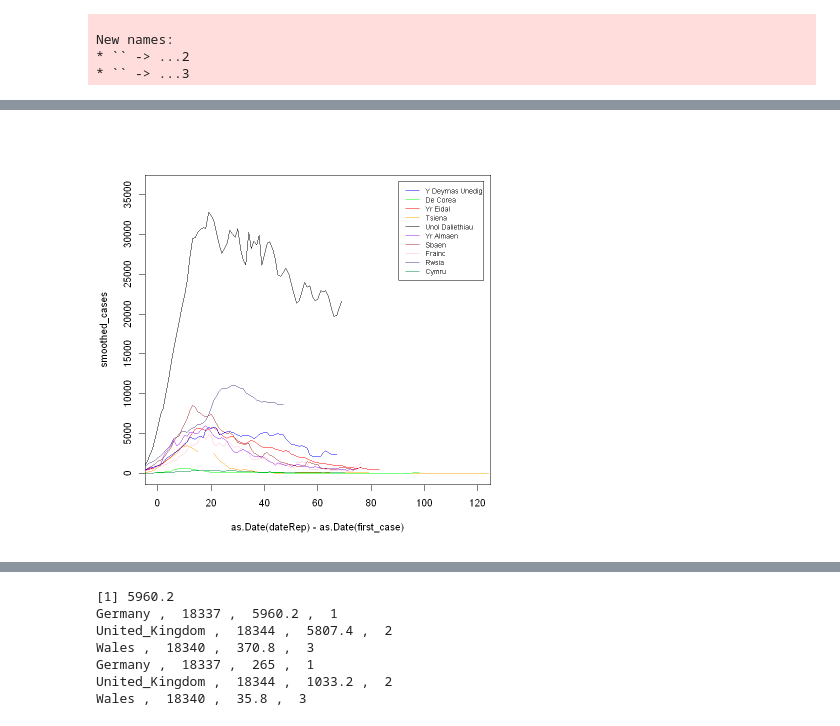
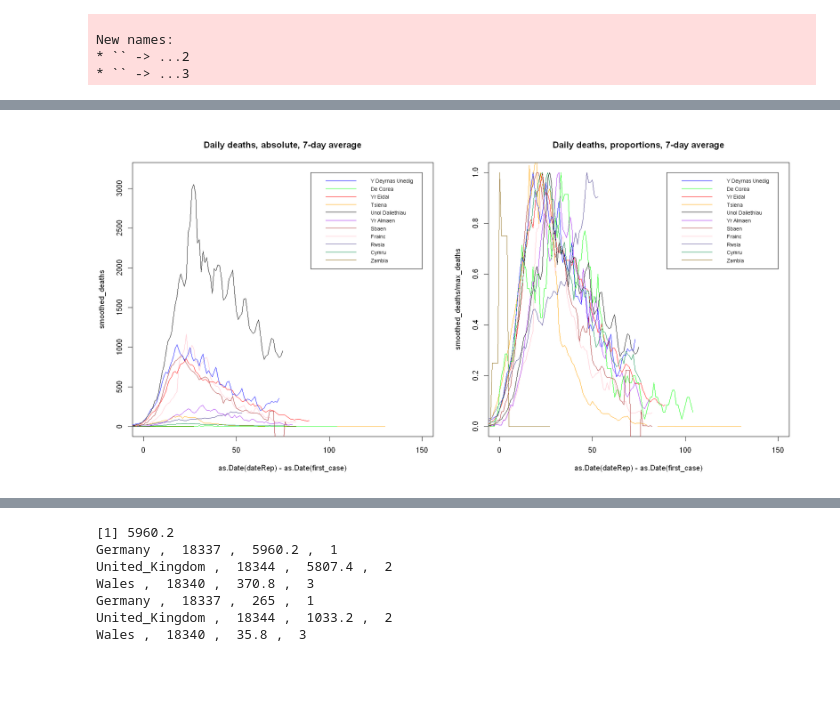
Before and after one commit to pete-arnold/R-basics, a Jupyter notebook: covid-19.ipynb, the cells around one changed output, grey strips where cells are left out. Saved outputs shown, nothing was run; the diff lists cells and outputs as text; code cells hidden in the pictures; blank space fills up the shorter version.

```diff
--- a/covid-19.ipynb
+++ b/covid-19.ipynb
@@ -165,0 +177,13 @@ Merged country data size = 211
+# %%
+cases_deaths_ecdc <-
+    load_data('covid-19.csv') %>%
+    clean_data() %>%
+    remove_known_problems()
+
+# Calculate the cumulative cases and deaths.
+cases_deaths_ecdc <- cumulative_cases(cases_deaths_ecdc)
+cases_deaths_ecdc <- cumulative_deaths(cases_deaths_ecdc)
+
+# Show the top few rows of the data:
+cat('Number of ECDC rows: ', count(cases_deaths_ecdc)[[1]], sep='')
+head(cases_deaths_ecdc, 10)
@@ -165,0 +224,6 @@ Merged country data size = 211
+# %%
+# Now incorporate the Welsh national data.
+cases_deaths <- cases_deaths_ecdc %>%
+    rbind(cases_deaths_wales)
+
+cat('Combined number of rows: ', count(cases_deaths)[[1]], sep='')
@@ -229,76 +485,53 @@ Vietnam ,  18328 ,  0 ,  11
 # %%
-selected_countries <- c('United_Kingdom', 'South_Korea', 'Italy', 'China', 'United_States_of_America', 'Germany', 'Spain', 'France', 'Russia', 'Wales')
-legend_countries <- c('Y Deyrnas Unedig', 'De Corea', 'Yr Eidal', 'Tsiena', 'Unol Daliethiau', 'Yr Almaen', 'Sbaen', 'Frainc', 'Rwsia', 'Cymru')
-#selected_countries <- c('United_Kingdom', 'South_Korea', 'Italy', 'China', 'United_States_of_America', #'Germany', 'Spain', 'France', 'Russia', 'Japan', 'Vietnam', 'Brazil')
-selected_colors <- c('blue', 'green', 'red', 'orange', 'black', 'purple', 'brown', 'pink', 'slateblue4', 'springgreen4', 'goldenrod4', 'midnightblue', 'scarlet')
-period <- 120
-# Cases (absolute first, then scaled wrt maximum).
-i <- 1
-for (country in countries$countriesAndTerritories) {
-    max_cases <- (countries %>% filter(countriesAndTerritories==country) %>% select(max_smoothed_cases))[[1]]
-    first_case <- (countries %>% filter(countriesAndTerritories==country) %>% select(firstCase))[[1]]
-    if (country %in% selected_countries) {
-        colour <- match(country, selected_countries)
-        cat(country, ', ', first_case, ', ', max_cases, ', ', as.integer(colour), '\n')
-        if (i == 1) {
-        with(cases_deaths %>% filter(countriesAndTerritories==country), plot(as.Date(dateRep) - as.Date(first_case), smoothed_cases, type='l', col=selected_colors[colour], xlim=c(0, period), ylim=c(0, 36000)))
-        } else {
-        with(cases_deaths %>% filter(countriesAndTerritories==country), lines(as.Date(dateRep) - as.Date(first_case), smoothed_cases, type='l', col=selected_colors[colour]))
-        }
-        i <- i + 1
-    }
-}
-legend('topright', inset=0.02, legend=legend_countries, col=selected_colors, lty=1, cex=0.7)
-
-i <- 1
-for (country in countries$countriesAndTerritories) {
-    max_cases <- (countries %>% filter(countriesAndTerritories==country) %>% select(max_smoothed_cases))[[1]]
-    first_case <- (countries %>% filter(countriesAndTerritories==country) %>% select(firstCase))[[1]]
-    if (country %in% selected_countries) {
-        colour <- match(country, selected_countries)
-        cat(country, ', ', first_case, ', ', max_cases, ', ', as.integer(colour), '\n')
-        if (i == 1) {
-        with(cases_deaths %>% filter(countriesAndTerritories==country), plot(as.Date(dateRep) - as.Date(first_case), smoothed_cases/max_cases, type='l', col=selected_colors[colour], xlim=c(0, period), ylim=c(0, 1)))
-        } else {
-        with(cases_deaths %>% filter(countriesAndTerritories==country), lines(as.Date(dateRep) - as.Date(first_case), smoothed_cases/max_cases, type='l', col=selected_colors[colour]))
-        }
-        i <- i + 1
-    }
-}
-legend('topright', inset=0.02, legend=legend_countries, col=selected_colors, lty=1, cex=0.7)
-
 # Deaths (absolute first, then scaled wrt maximum).
+period <- 150
+ymax <- 3200
+# Set the display to plot 2 graphs side-by-side.
+options(repr.plot.width = 16, repr.plot.height = 8)
+par(mfrow=c(1,2))
+# Plot the 7-day-averaged number of daily deaths (with absolute counts).
 i <- 1
 for (country in countries$countriesAndTerritories) {
     max_deaths <- (countries %>% filter(countriesAndTerritories==country) %>% select(max_smoothed_deaths))[[1]]
     first_case <- (countries %>% filter(countriesAndTerritories==country) %>% select(firstCase))[[1]]
     if (country %in% selected_countries) {
         colour <- match(country, selected_countries)
-        cat(country, ', ', first_case, ', ', max_deaths, ', ', as.integer(colour), '\n')
+        # cat(country, ', ', first_case, ', ', max_deaths, ', ', as.integer(colour), '\n')
         if (i == 1) {
-        with(cases_deaths %>% filter(countriesAndTerritories==country), plot(as.Date(dateRep) - as.Date(first_case), smoothed_deaths, type='l', col=selected_colors[colour], xlim=c(0, period), ylim=c(0, 3200)))
+        with(cases_deaths %>% filter(countriesAndTerritories==country),
+             plot(as.Date(dateRep) - as.Date(first_case), smoothed_deaths,
+                  type='l', col=selected_colors[colour], main='Daily deaths, absolute, 7-day average',
+                  xlim=c(0, period), ylim=c(0, 3200)))
         } else {
-        with(cases_deaths %>% filter(countriesAndTerritories==country), lines(as.Date(dateRep) - as.Date(first_case), smoothed_deaths, type='l', col=selected_colors[colour]))
+        with(cases_deaths %>% filter(countriesAndTerritories==country),
+             lines(as.Date(dateRep) - as.Date(first_case), smoothed_deaths,
+                   type='l', col=selected_colors[colour]))
         }
         i <- i + 1
     }
 }
-legend('topright', inset=0.02, legend=legend_countries, col=selected_colors, lty=1, cex=0.7)
-
+legend(x=c(period*0.6, period), y=c(ymax*0.62, ymax), legend=legend_countries, col=selected_colors, lty=1, cex=0.7)
+# Plot the 7-day-averaged number of daily deaths (with counts scaled to each country's maximum).
+ymax <- 1
 i <- 1
 for (country in countries$countriesAndTerritories) {
     max_deaths <- (countries %>% filter(countriesAndTerritories==country) %>% select(max_smoothed_deaths))[[1]]
     first_case <- (countries %>% filter(countriesAndTerritories==country) %>% select(firstCase))[[1]]
     if (country %in% selected_countries) {
         colour <- match(country, selected_countries)
-        cat(country, ', ', first_case, ', ', max_deaths, ', ', as.integer(colour), '\n')
+        # cat(country, ', ', first_case, ', ', max_deaths, ', ', as.integer(colour), '\n')
         if (i == 1) {
-        with(cases_deaths %>% filter(countriesAndTerritories==country), plot(as.Date(dateRep) - as.Date(first_case), smoothed_deaths/max_deaths, type='l', col=selected_colors[colour], xlim=c(0, period), ylim=c(0, 1)))
+        with(cases_deaths %>% filter(countriesAndTerritories==country),
+             plot(as.Date(dateRep) - as.Date(first_case), smoothed_deaths/max_deaths,
+                  type='l', col=selected_colors[colour], main='Daily deaths, proportions, 7-day average',
+                  xlim=c(0, period), ylim=c(0, 1)))
         } else {
-        with(cases_deaths %>% filter(countriesAndTerritories==country), lines(as.Date(dateRep) - as.Date(first_case), smoothed_deaths/max_deaths, type='l', col=selected_colors[colour]))
+        with(cases_deaths %>% filter(countriesAndTerritories==country),
+             lines(as.Date(dateRep) - as.Date(first_case), smoothed_deaths/max_deaths,
+                   type='l', col=selected_colors[colour]))
         }
         i <- i + 1
     }
 }
-legend('topright', inset=0.02, legend=legend_countries, col=selected_colors, lty=1, cex=0.7)
+legend(x=c(period*0.6, period), y=c(ymax*0.62, ymax), legend=legend_countries, col=selected_colors, lty=1, cex=0.7)
 # %% [output]
@@ -316 +538 @@ China ,  18287 ,  3482.8 ,  4
-[figure, old version]
+[figure, new version]
```
Also changed, not shown: parts of 28 cells of this notebook.
